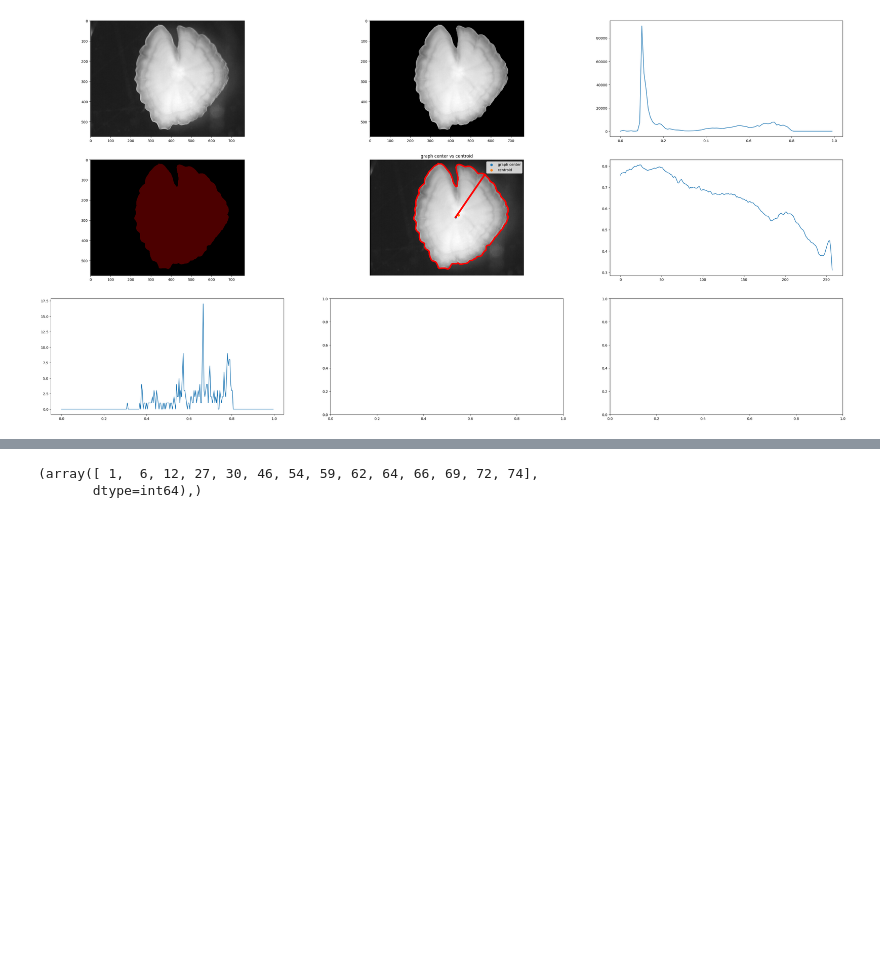
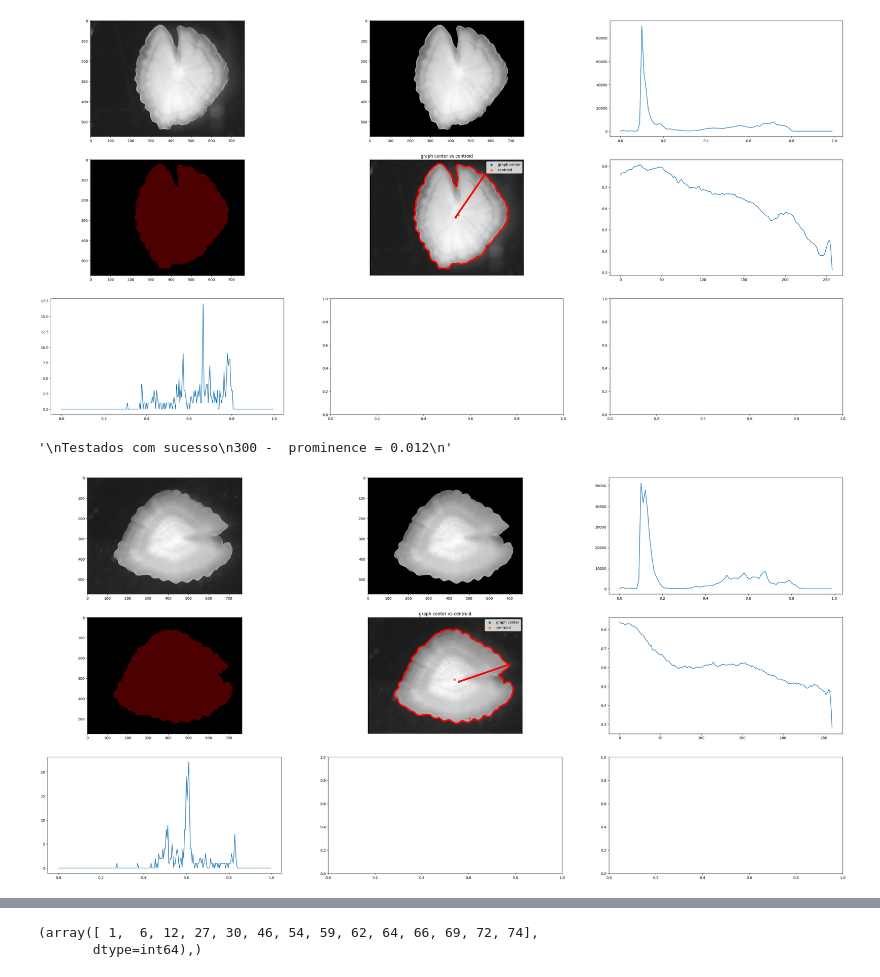
Before and after one commit to AJSRocha/msc_ds_vc, a Jupyter notebook: progress_report.ipynb, the cells around one changed output, grey strips where cells are left out. Cells and saved outputs as stored; diff of their text form; code cells hidden in the pictures; blank space fills up the shorter version.

```diff
--- a/progress_report.ipynb
+++ b/progress_report.ipynb
@@ -216 +215,12 @@ estimativa = conta_transicoes(deriv_1(suavizador(temp,21)))
+# %%
+# smooth do perfil:
+temp = processador(io.imread(('photos/bios/'+dados['file'][200])), True)
+
+'''
+Testados com sucesso
+300 -  prominence = 0.012
+'''
+# %% [output]
+'\nTestados com sucesso\n300 -  prominence = 0.012\n'
+[figure, added]
 # %%
```
Also changed, not shown: parts of 3 cells of this notebook.
